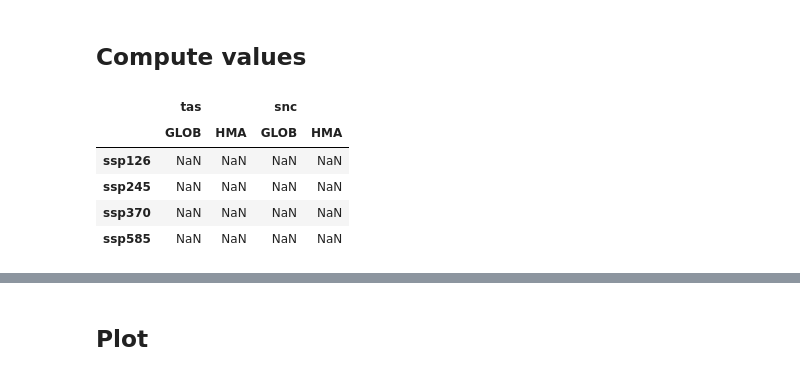
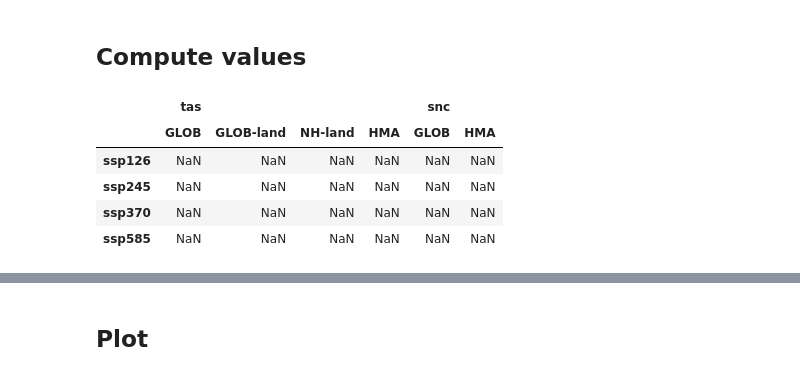
Before and after one commit to mickaellalande/PhD, a Jupyter notebook: CICLAD/Himalaya/CMIP6_HMA_paper/all-global_vs_HMA.ipynb, the cells around one changed output, grey strips where cells are left out. Drawn from its saved outputs; the diff is of its cells as text; code cells hidden in the pictures.

```diff
--- a/CICLAD/Himalaya/CMIP6_HMA_paper/all-global_vs_HMA.ipynb
+++ b/CICLAD/Himalaya/CMIP6_HMA_paper/all-global_vs_HMA.ipynb
@@ -53,15 +53,27 @@ mm_future_ym_zones_scenarios_snc = xr.open_dataarray('results/projections_GLOB-H
 # %% [markdown]
 ## Compute values
 # %%
-df = pd.DataFrame(index=scenarios, columns=[['tas', 'tas', 'snc', 'snc'], ['GLOB' , 'HMA', 'GLOB' , 'HMA']])
+df = pd.DataFrame(
+    index=scenarios,
+    columns=[
+        [
+            'tas', 'tas', 'tas', 'tas',
+            'snc', 'snc'
+        ],
+        [
+            'GLOB', 'GLOB-land', 'NH-land', 'HMA',
+            'GLOB', 'HMA'
+        ]
+    ]
+)
 df
 # %% [output]
-|  | tas |  | snc |  |
-|  | GLOB | HMA | GLOB | HMA |
-| ssp126 | NaN | NaN | NaN | NaN |
-| ssp245 | NaN | NaN | NaN | NaN |
-| ssp370 | NaN | NaN | NaN | NaN |
-| ssp585 | NaN | NaN | NaN | NaN |
+|  | tas |  |  |  | snc |  |
+|  | GLOB | GLOB-land | NH-land | HMA | GLOB | HMA |
+| ssp126 | NaN | NaN | NaN | NaN | NaN | NaN |
+| ssp245 | NaN | NaN | NaN | NaN | NaN | NaN |
+| ssp370 | NaN | NaN | NaN | NaN | NaN | NaN |
+| ssp585 | NaN | NaN | NaN | NaN | NaN | NaN |
 # %%
 season='Annual'
 
```
Also changed, not shown: parts of 6 cells of this notebook, 23 other files.
